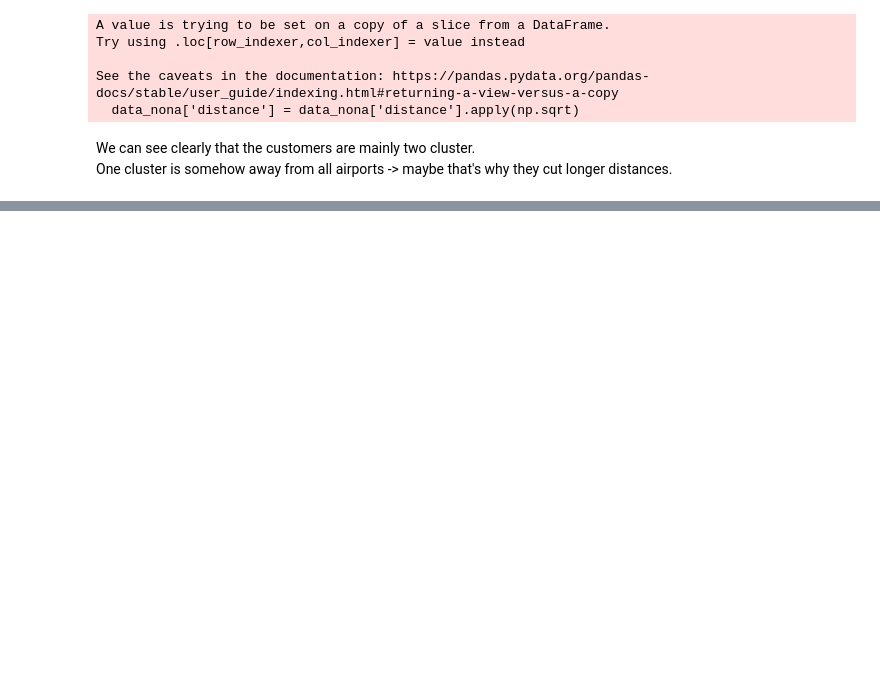
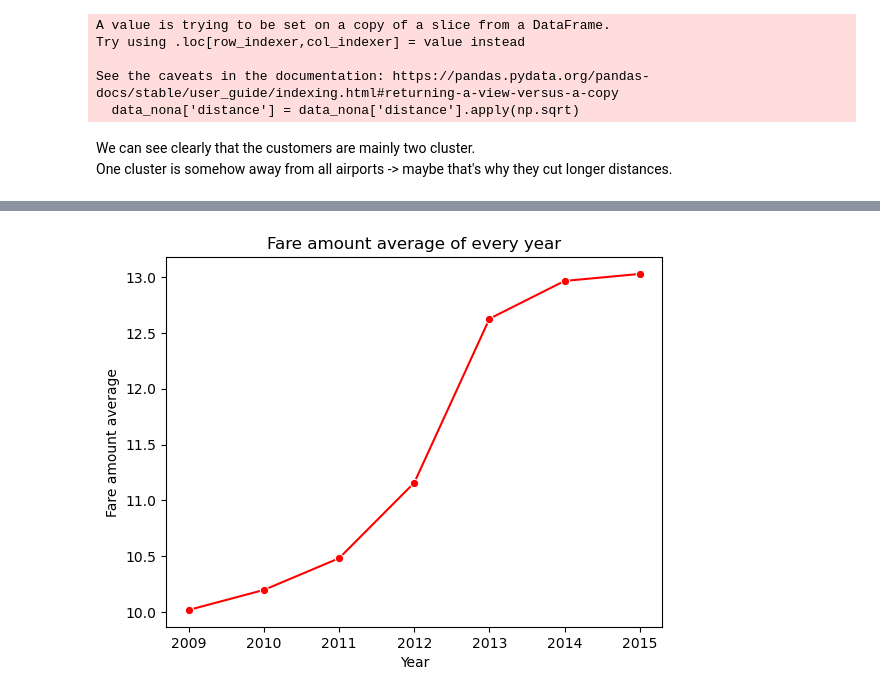
Before and after one commit to zizoisprogramming/Car-travels, a Jupyter notebook: car_travels.ipynb, the cells around one changed output, grey strips where cells are left out. Drawn from its saved outputs; the diff is of its cells as text; code cells hidden in the pictures; blank space fills up the shorter version.

```diff
--- a/car_travels.ipynb
+++ b/car_travels.ipynb
@@ -522,0 +610,15 @@ One cluster is somehow away from all airports -> maybe that's why they cut longe
+# %%
+trips_per_year = data.groupby('year').agg({
+        'year' : 'count',
+        'fare_amount':['mean','std'],
+        'passenger_count':['mean','std'],
+        'distance':['mean','std'],
+        'jfk_dist':['mean','std']
+    }).reset_index()
+trips_per_year.columns = ['year','number_of_trips' ,
+                          'fare_amount_mean', 'fare_amount_std',
+                          'passenger_count_mean', 'passenger_count_std',
+                          'distance_mean', 'distance_std',
+                          'jfk_dist_mean', 'jfk_dist_std']
+
+trips_per_year
@@ -522,0 +634,8 @@ One cluster is somehow away from all airports -> maybe that's why they cut longe
+# %%
+sns.lineplot(x= trips_per_year['year'], y= trips_per_year['fare_amount_mean'], marker='o', color='r')
+plt.title('Fare amount average of every year')
+plt.xlabel('Year')
+plt.ylabel('Fare amount average')
+plt.show()
+# %% [output]
+[figure, added]
```
Also changed, not shown: parts of 33 cells of this notebook.
